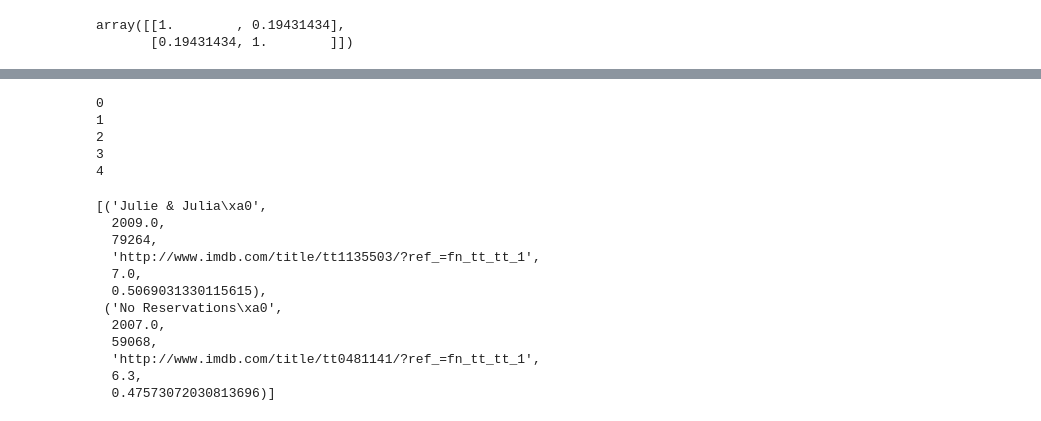
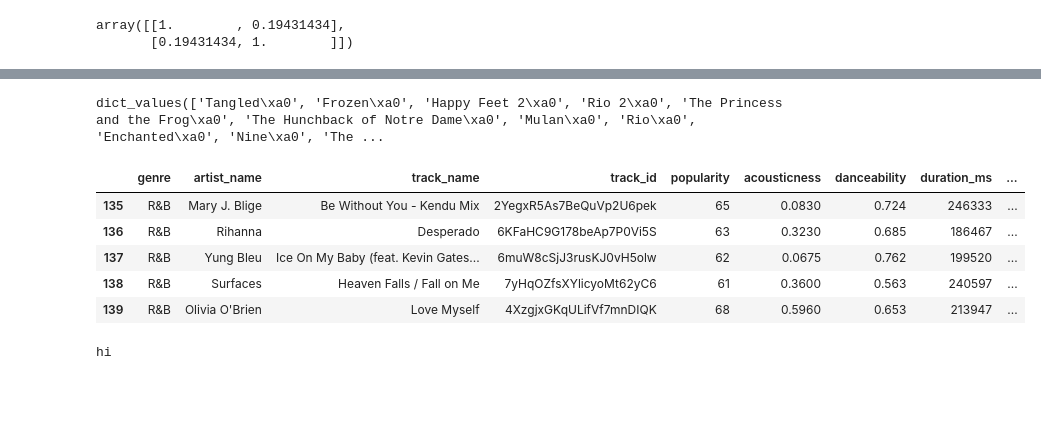
Before and after one commit to danielsanky/cs4300sp2020-ds869-ec745-ne96-acf67, a Jupyter notebook: Nancy's Testing Notebook.ipynb, the cells around one changed output, grey strips where cells are left out. Saved outputs shown, nothing was run; the diff lists cells and outputs as text; code cells hidden in the pictures; blank space fills up the shorter version.

```diff
--- a/Nancy's Testing Notebook.ipynb
+++ b/Nancy's Testing Notebook.ipynb
@@ -123 +158,20 @@ array([[1.        , 0.19431434],
+# %%
+def filter_mov(query):
+    mod_movies=pd.DataFrame()
+    for value in query:
+        mod_movies=mod_movies.append(movies[movies["movie_imdb_link"].isin(genre_to_movie[value])])
+    return mod_movies.drop_duplicates("movie_imdb_link", keep="first")
+
+filter_mov(['musical']).movie_title.to_dict().values()
+# %% [output]
+dict_values(['Tangled\xa0', 'Frozen\xa0', 'Happy Feet 2\xa0', 'Rio 2\xa0', 'The Princess and the Frog\xa0', 'The Hunchback of Notre Dame\xa0', 'Mulan\xa0', 'Rio\xa0', 'Enchanted\xa0', 'Nine\xa0', 'The ...
+# %%
+music.head()
+# %% [output]
+|  | genre | artist_name | track_name | track_id | popularity | acousticness | danceability | duration_ms | ... |
+| 135 | R&B | Mary J. Blige | Be Without You - Kendu Mix | 2YegxR5As7BeQuVp2U6pek | 65 | 0.0830 | 0.724 | 246333 | ... |
+| 136 | R&B | Rihanna | Desperado | 6KFaHC9G178beAp7P0Vi5S | 63 | 0.3230 | 0.685 | 186467 | ... |
+| 137 | R&B | Yung Bleu | Ice On My Baby (feat. Kevin Gates... | 6muW8cSjJ3rusKJ0vH5olw | 62 | 0.0675 | 0.762 | 199520 | ... |
+| 138 | R&B | Surfaces | Heaven Falls / Fall on Me | 7yHqOZfsXYlicyoMt62yC6 | 61 | 0.3600 | 0.563 | 240597 | ... |
+| 139 | R&B | Olivia O'Brien | Love Myself | 4XzgjxGKqULifVf7mnDIQK | 68 | 0.5960 | 0.653 | 213947 | ... |
 # %%
@@ -170,26 +256,10 @@ def movie_recs(query, genres=None):
     while None in result:
         result.remove(None)
     return result
-# %%
-movie_recs("cooking")
-# %% [output]
-0
-1
-2
-3
-4
-[('Julie & Julia\xa0',
-  2009.0,
-  79264,
-  'http://www.imdb.com/title/tt1135503/?ref_=fn_tt_tt_1',
-  7.0,
-  0.5069031330115615),
- ('No Reservations\xa0',
-  2007.0,
-  59068,
-  'http://www.imdb.com/title/tt0481141/?ref_=fn_tt_tt_1',
-  6.3,
-  0.47573072030813696)]
+# %%
+movie=movie_recs("", ['Romance'])
+# %% [output]
+hi
 # %%
 movie
 # %% [output]
```
Also changed, not shown: parts of 13 cells of this notebook, 4 other files.
